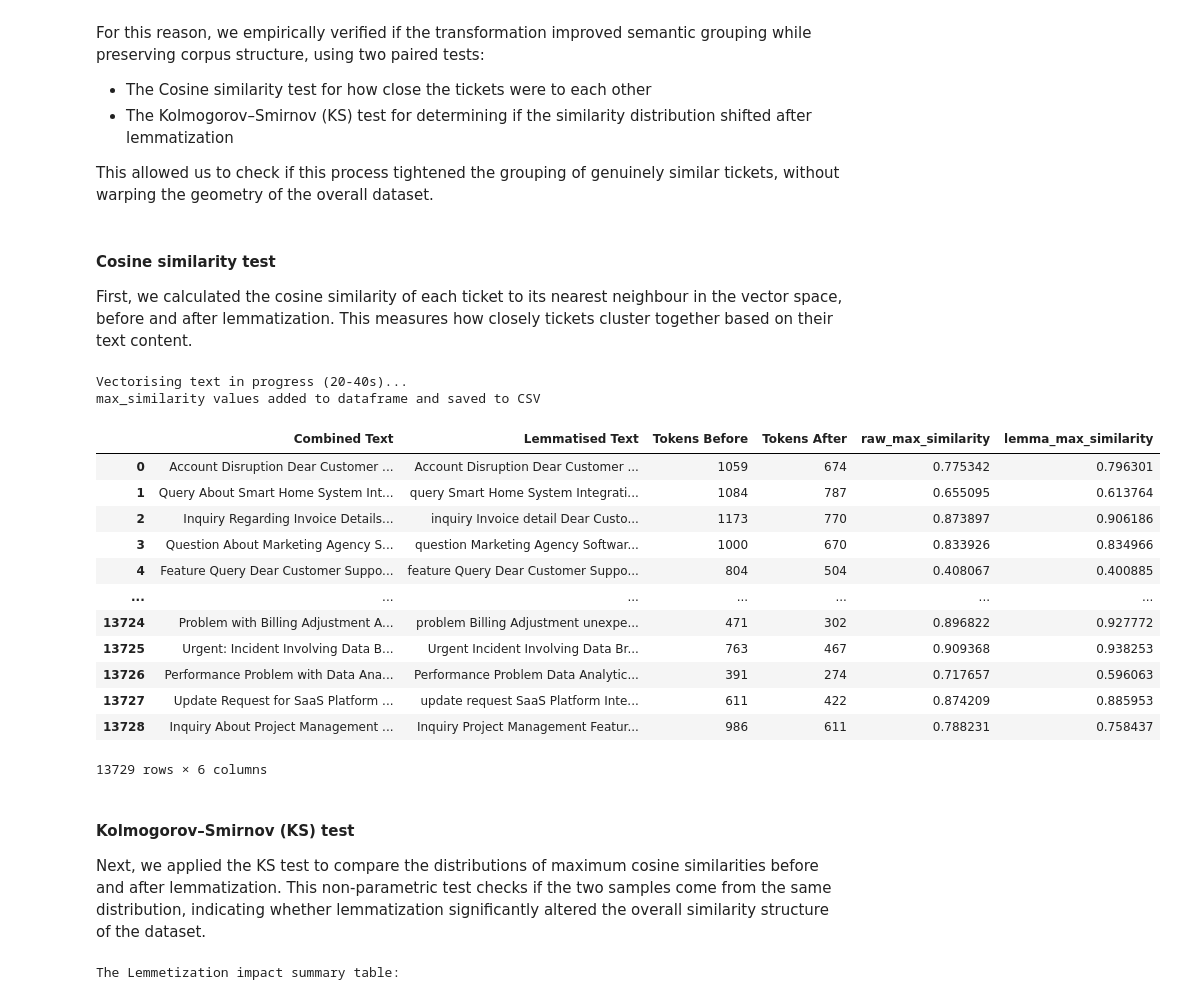
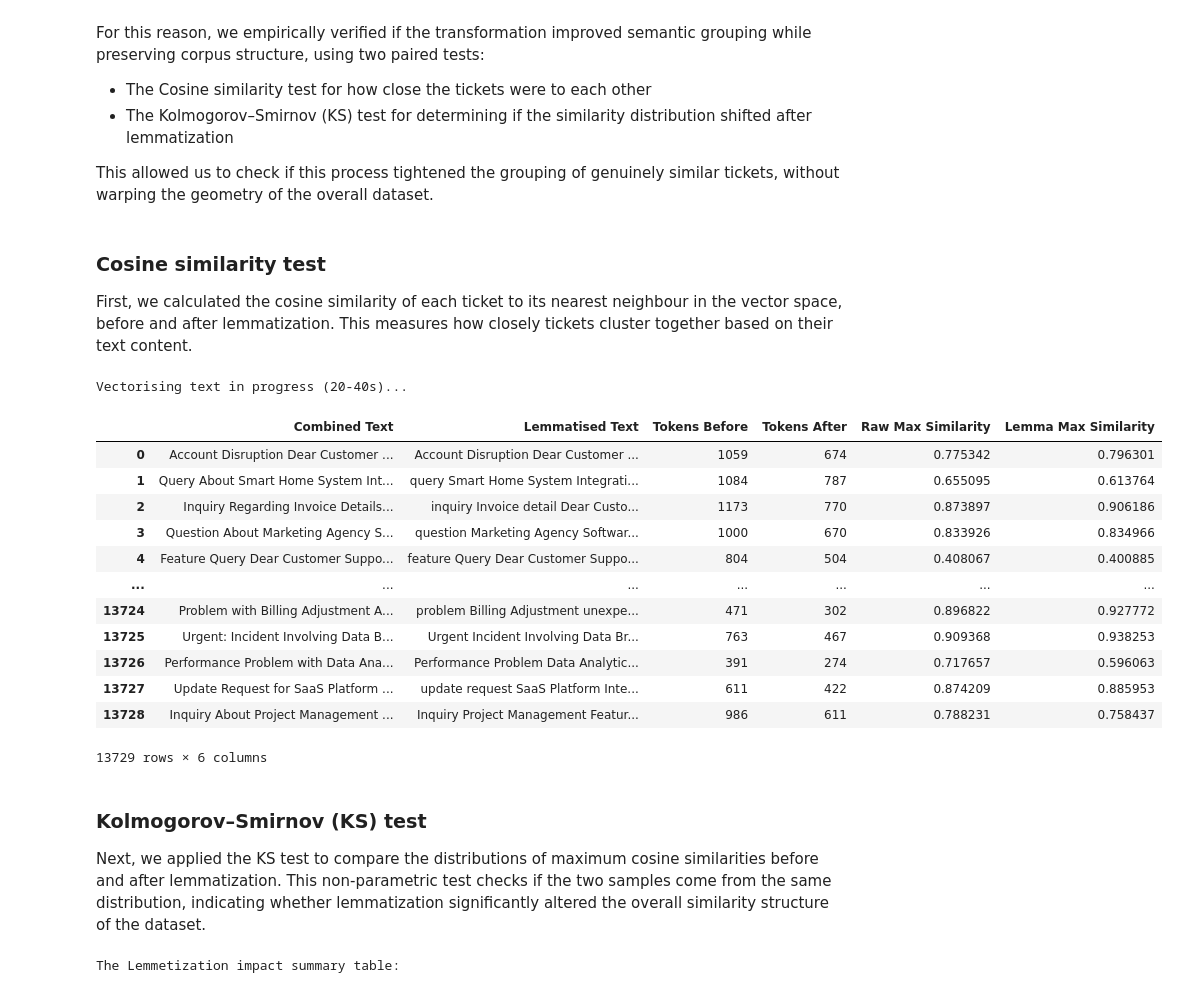
Before and after one commit to David-Golacis/IT-Support-Dashboard, a Jupyter notebook: Notebooks/02_Text_Lemmatisation.ipynb, the cells around one changed output. Cells and saved outputs as stored; diff of their text form; code cells hidden in the pictures.

```diff
--- a/Notebooks/02_Text_Lemmatisation.ipynb
+++ b/Notebooks/02_Text_Lemmatisation.ipynb
@@ -161,7 +156,7 @@ For this reason, we empirically verified if the transformation improved semantic
 
 This allowed us to check if this process tightened the grouping of genuinely similar tickets, without warping the geometry of the overall dataset.
 # %% [markdown]
-#### Cosine similarity test
+### Cosine similarity test
 
 First, we calculated the cosine similarity of each ticket to its nearest neighbour in the vector space, before and after lemmatization. This measures how closely tickets cluster together based on their text content.
 # %%
@@ -171,7 +166,7 @@ token_after = lemmatised_text_df["Lemmatised Text"].str.split().str.len().sum()
 reduction_pct = 1 - token_after / token_before
 
 
-# Kolmogorov–Smirnov test on similarity distributions
+# Max similarity function to compute each row's max cosine similarity (excluding self)
 def max_similarity(tfidf_mat):
     """Compute each row's max cosine similarity (excluding self)."""
     cos = cosine_similarity(tfidf_mat, dense_output=False)
@@ -192,43 +187,50 @@ vec_lemma = TfidfVectorizer(stop_words="english", max_features=5000, ngram_range
 # TF-IDF vectorisation on lemmatised text
 tfidf_matrix = vec_lemma.fit_transform(lemmatised_text_df["Lemmatised Text"])
 
+# Exporting the TF-IDF matrix as a parquet file for later use in clustering and topic modelling
+tfidf_matrix_df = pd.DataFrame(
+    tfidf_matrix.toarray(), columns=vec_lemma.get_feature_names_out()
+)
+tfidf_matrix_df.to_parquet(
+    Config.TFIDF_MATRIX_PATH, engine="pyarrow", compression="snappy"
+)
+
 # Finding the max similarity between the 2 distributions
 raw_sim = max_similarity(vec_raw.fit_transform(lemmatised_text_df["Combined Text"]))
 lemma_sim = max_similarity(tfidf_matrix)
 
 # Adding the max similarity values to the dataframe for later analysis
-lemmatised_text_df["raw_max_similarity"] = raw_sim
-lemmatised_text_df["lemma_max_similarity"] = lemma_sim
+lemmatised_text_df["Raw Max Similarity"] = raw_sim
+lemmatised_text_df["Lemma Max Similarity"] = lemma_sim
 
-# Saving lemmatised text, tokens, and max similarity comparrison
+# Saving lemmatised text, tokens, and max similarity comparison
 lemmatised_text_df[
     [
         "Combined Text",
         "Lemmatised Text",
         "Tokens Before",
         "Tokens After",
-        "raw_max_similarity",
-        "lemma_max_similarity",
+        "Raw Max Similarity",
+        "Lemma Max Similarity",
     ]
 ].to_csv(Config.LEMMATISED_PATH, index=False, encoding="latin-1")
 
-print("max_similarity values added to dataframe and saved to CSV")
+# Displaying the lemmatised text, token counts, and max similarity comparison
 display(
     lemmatised_text_df[
         [
             "Combined Text",
             "Lemmatised Text",
             "Tokens Before",
             "Tokens After",
-            "raw_max_similarity",
-            "lemma_max_similarity",
+            "Raw Max Similarity",
+            "Lemma Max Similarity",
         ]
     ]
 )
 # %% [output]
 Vectorising text in progress (20-40s)...
-max_similarity values added to dataframe and saved to CSV
-|  | Combined Text | Lemmatised Text | Tokens Before | Tokens After | raw_max_similarity | lemma_max_similarity |
+|  | Combined Text | Lemmatised Text | Tokens Before | Tokens After | Raw Max Similarity | Lemma Max Similarity |
 | 0 | Account Disruption Dear Customer ... | Account Disruption Dear Customer ... | 1059 | 674 | 0.775342 | 0.796301 |
 | 1 | Query About Smart Home System Int... | query Smart Home System Integrati... | 1084 | 787 | 0.655095 | 0.613764 |
 | 2 | Inquiry Regarding Invoice Details... | inquiry Invoice detail Dear Custo... | 1173 | 770 | 0.873897 | 0.906186 |
@@ -242,7 +244,7 @@ max_similarity values added to dataframe and saved to CSV
 | 13728 | Inquiry About Project Management ... | Inquiry Project Management Featur... | 986 | 611 | 0.788231 | 0.758437 |
 13729 rows × 6 columns
 # %% [markdown]
-#### Kolmogorov–Smirnov (KS) test
+### Kolmogorov–Smirnov (KS) test
 
 Next, we applied the KS test to compare the distributions of maximum cosine similarities before and after lemmatization. This non-parametric test checks if the two samples come from the same distribution, indicating whether lemmatization significantly altered the overall similarity structure of the dataset.
 # %%
```
Also changed, not shown: parts of 38 cells of this notebook, 27 other files.
